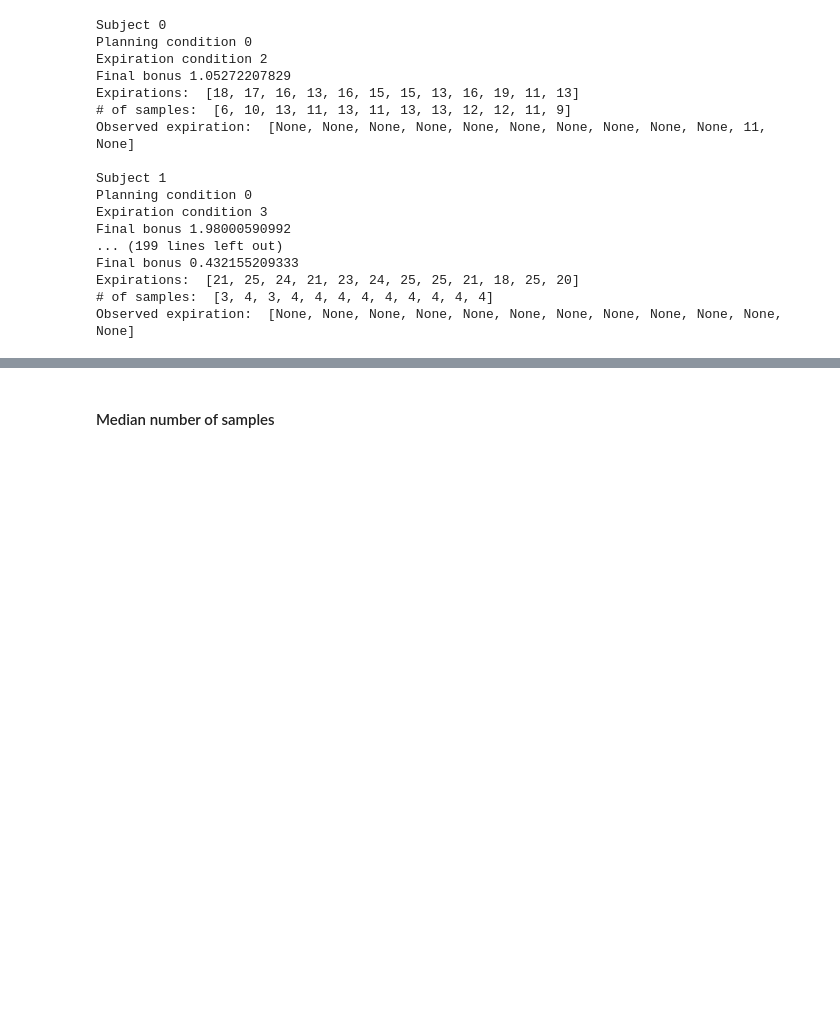
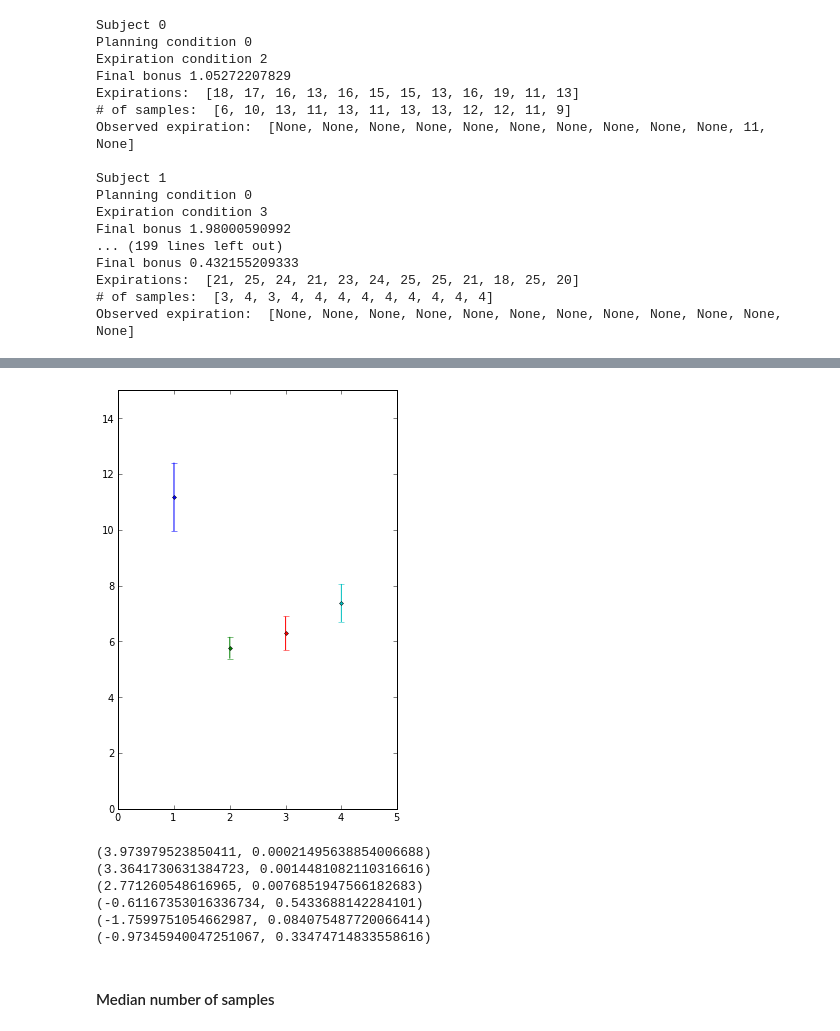
Before and after one commit to dmarkant/CompetitiveSampling, a Jupyter notebook: analysis/expiration-v1/expiration-v1.ipynb, the cells around one changed output, grey strips where cells are left out. Saved outputs shown, nothing was run; the diff lists cells and outputs as text; code cells hidden in the pictures; blank space fills up the shorter version.

```diff
--- a/analysis/expiration-v1/expiration-v1.ipynb
+++ b/analysis/expiration-v1/expiration-v1.ipynb
@@ -285,3 +289,28 @@ within PLN conditions
+# %%
+fig, ax = plt.subplots(figsize=(5,10))
+for i in range(4):
+    v = df[df['cond_exp']==i]['mn_n_samples']
+    ax.errorbar(x=i+1, y=v.mean(), yerr=v.std()/np.sqrt(len(v)), marker='.')
+ax.set_xlim([0, 5])
+ax.set_ylim([0,15])
+ax.set_aspect(.5)
+plt.show()
+# %% [output]
+[figure, added]
+# %%
+print ttest_ind(df[(df['cond_exp']==0)]['mn_n_samples'], df[(df['cond_exp']==1)]['mn_n_samples'])
+print ttest_ind(df[(df['cond_exp']==0)]['mn_n_samples'], df[(df['cond_exp']==2)]['mn_n_samples'])
+print ttest_ind(df[(df['cond_exp']==0)]['mn_n_samples'], df[(df['cond_exp']==3)]['mn_n_samples'])
+print ttest_ind(df[(df['cond_exp']==1)]['mn_n_samples'], df[(df['cond_exp']==2)]['mn_n_samples'])
+print ttest_ind(df[(df['cond_exp']==1)]['mn_n_samples'], df[(df['cond_exp']==3)]['mn_n_samples'])
+print ttest_ind(df[(df['cond_exp']==2)]['mn_n_samples'], df[(df['cond_exp']==3)]['mn_n_samples'])
+# %% [output]
+(3.973979523850411, 0.00021495638854006688)
+(3.3641730631384723, 0.0014481082110316616)
+(2.771260548616965, 0.0076851947566182683)
+(-0.61167353016336734, 0.5433688142284101)
+(-1.7599751054662987, 0.084075487720066414)
+(-0.97345940047251067, 0.33474714833558616)
 # %% [markdown]
 #### Median number of samples
 # %%
```
Also changed, not shown: parts of 16 cells of this notebook.
